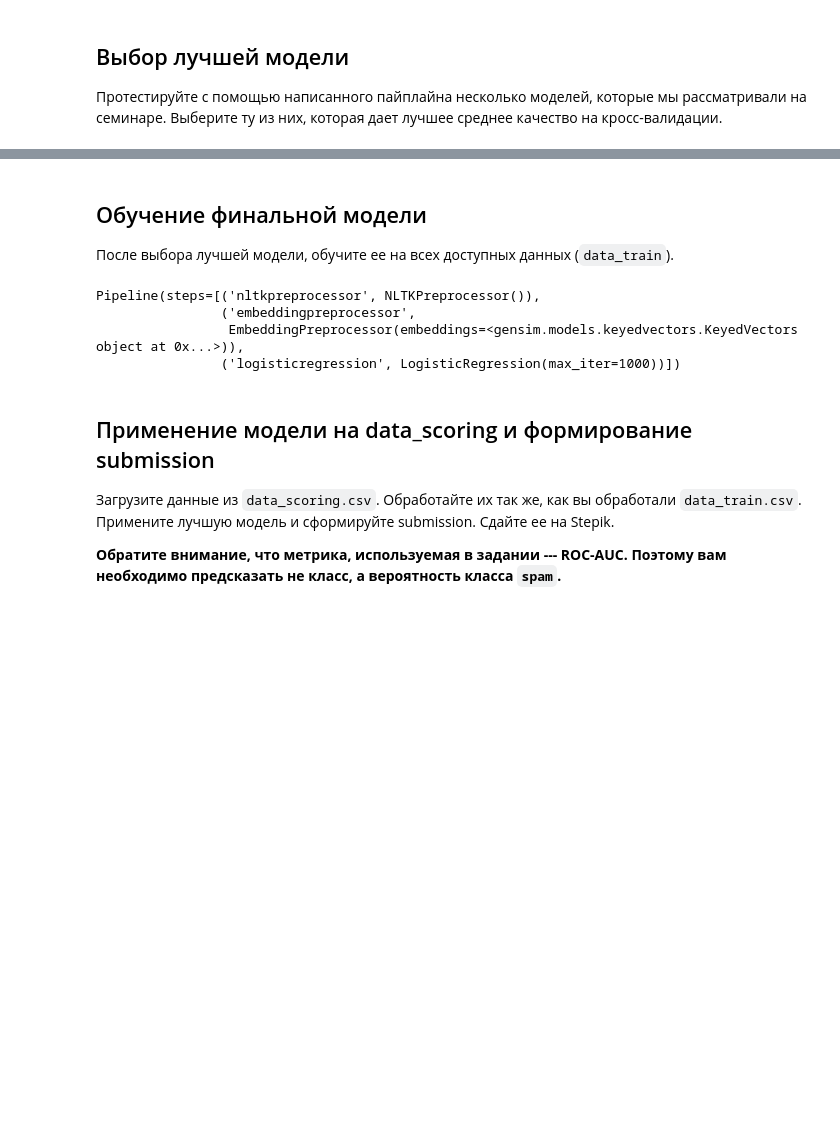
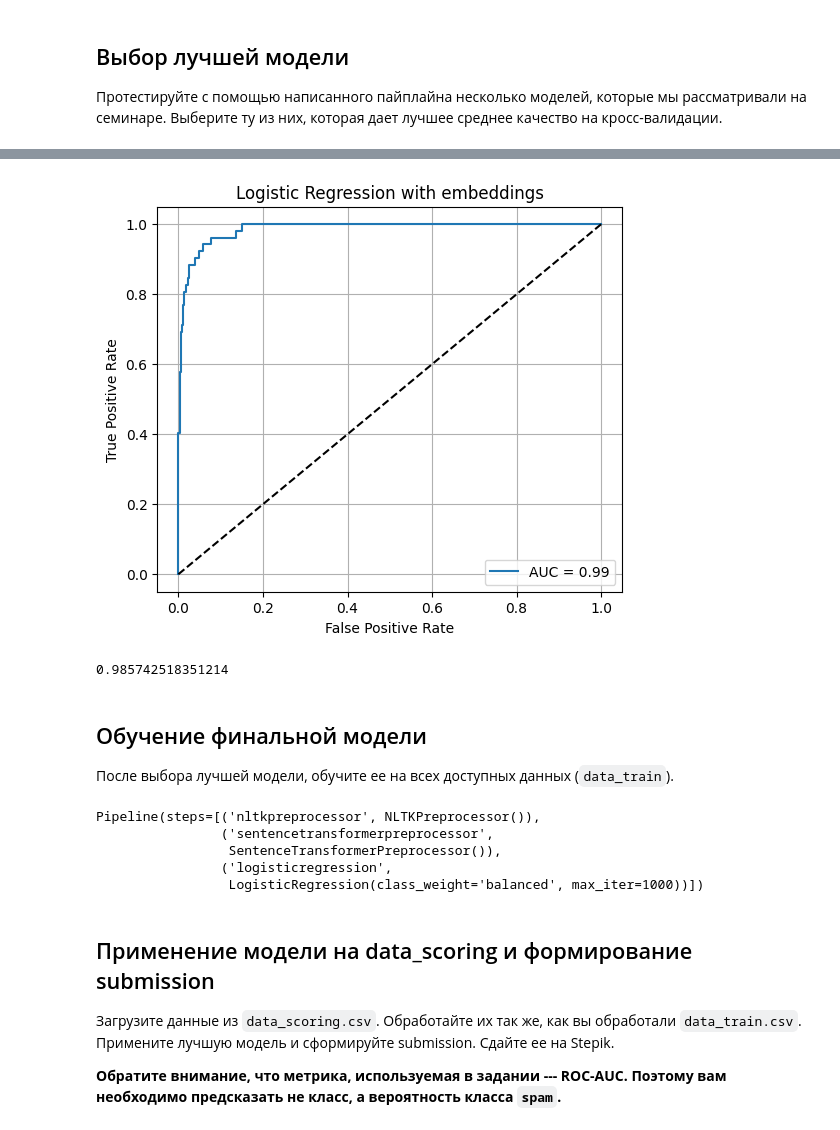
Before and after one commit to kovzanok/ml, a Jupyter notebook: hw_01_logistic_regression_for_text.ipynb, the cells around one changed output, grey strips where cells are left out. Saved outputs shown, nothing was run; the diff lists cells and outputs as text; code cells hidden in the pictures; blank space fills up the shorter version.

```diff
--- a/hw_01_logistic_regression_for_text.ipynb
+++ b/hw_01_logistic_regression_for_text.ipynb
@@ -306,17 +341,38 @@ print(score)
+# %%
+class SentenceTransformerPreprocessor(BaseEstimator, TransformerMixin):
+    def __init__(self, model_name='paraphrase-MiniLM-L6-v2'):
+        self.model_name = model_name
+        self.model = SentenceTransformer(model_name)
+
+    def fit(self, X, y=None): return self
+
+    def transform(self, X):
+        return self.model.encode(X, show_progress_bar=False)
+# %%
+score = run_model_pipeline([SentenceTransformerPreprocessor(),
+                            LogisticRegression(max_iter=1000, class_weight='balanced')],
+                            X=data['Message'],
+                            y=data['y'],
+                           model_name='Logistic Regression with embeddings')
+print(score)
+# %% [output]
+[figure, added]
+0.985742518351214
 # %% [markdown]
 ## Обучение финальной модели
 После выбора лучшей модели, обучите ее на всех доступных данных (`data_train`).
 # %%
 best_model = make_pipeline(NLTKPreprocessor(),
-                      EmbeddingPreprocessor(embeddings=embs),
-                      LogisticRegression(max_iter=1000))
+                            SentenceTransformerPreprocessor(),
+                            LogisticRegression(max_iter=1000, class_weight='balanced'))
 
-best_model.fit(data['x'], data['y'])
+best_model.fit(data['Message'], data['y'])
 # %% [output]
 Pipeline(steps=[('nltkpreprocessor', NLTKPreprocessor()),
-                ('embeddingpreprocessor',
-                 EmbeddingPreprocessor(embeddings=<gensim.models.keyedvectors.KeyedVectors object at 0x...>)),
-                ('logisticregression', LogisticRegression(max_iter=1000))])
+                ('sentencetransformerpreprocessor',
+                 SentenceTransformerPreprocessor()),
+                ('logisticregression',
+                 LogisticRegression(class_weight='balanced', max_iter=1000))])
 # %% [markdown]
 ## Применение модели на data_scoring и формирование submission
 Загрузите данные из `data_scoring.csv`. Обработайте их так же, как вы обработали `data_train.csv`. Примените лучшую модель и сформируйте submission. Сдайте ее на Stepik.
```
Also changed, not shown: parts of 7 cells of this notebook.
